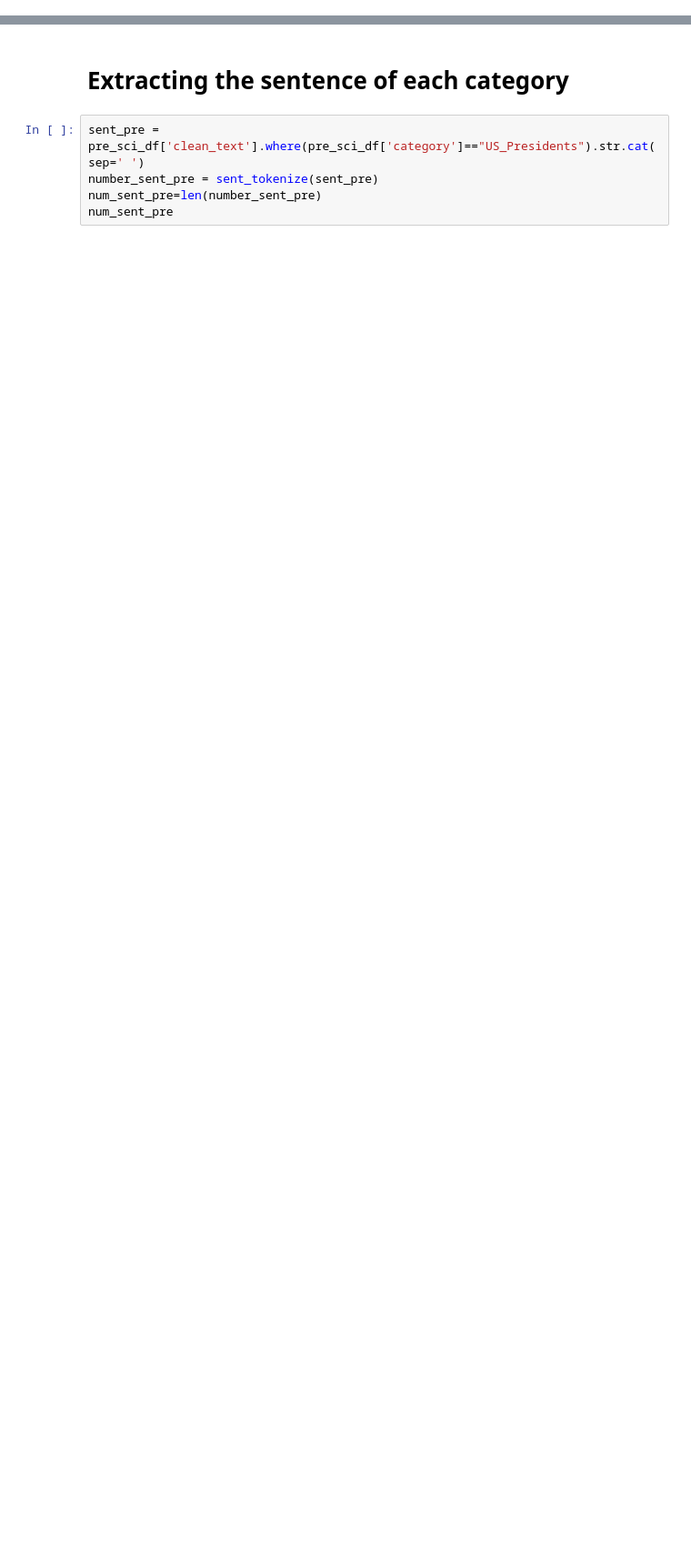
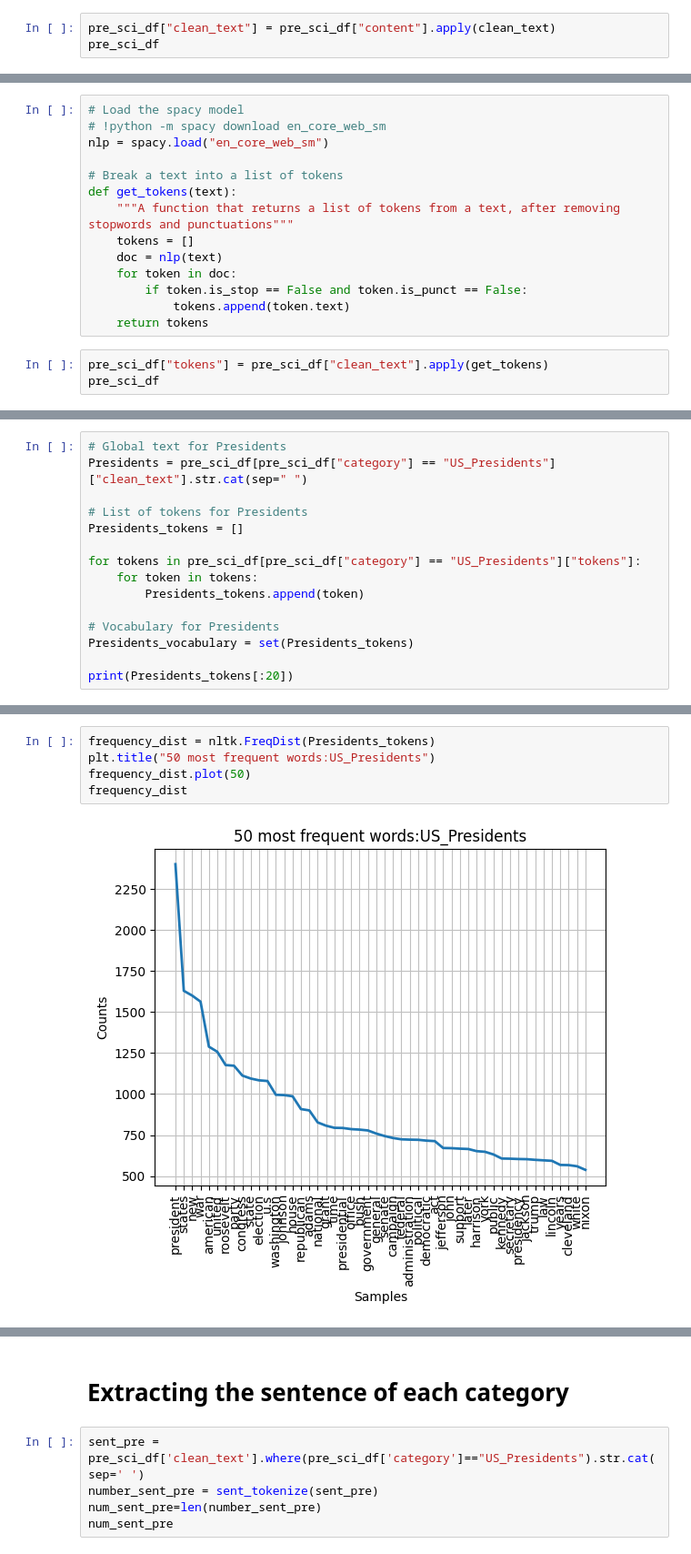
Before and after one commit to ClementineBleuze/M1-NLP-DataScience-Project, a Jupyter notebook: notebook/Data_Analysis.ipynb, the cells around one changed output, grey strips where cells are left out. Shown at 91% size. Saved outputs shown, nothing was run; the diff lists cells and outputs as text; blank space fills up the shorter version.

Commit message:
removing special characters, stopwords and punctuation from data

```diff
--- a/notebook/Data_Analysis.ipynb
+++ b/notebook/Data_Analysis.ipynb
@@ -179,0 +130,3 @@ plt.show()
+# %%
+pre_sci_df["clean_text"] = pre_sci_df["content"].apply(clean_text)
+pre_sci_df
@@ -179,0 +147,17 @@ plt.show()
+# %%
+# Load the spacy model
+# !python -m spacy download en_core_web_sm
+nlp = spacy.load("en_core_web_sm")
+
+# Break a text into a list of tokens
+def get_tokens(text):
+    """A function that returns a list of tokens from a text, after removing stopwords and punctuations"""
+    tokens = []
+    doc = nlp(text)
+    for token in doc:
+        if token.is_stop == False and token.is_punct == False:
+            tokens.append(token.text)
+    return tokens
+# %%
+pre_sci_df["tokens"] = pre_sci_df["clean_text"].apply(get_tokens)
+pre_sci_df
@@ -179,0 +182,15 @@ plt.show()
+# %%
+# Global text for Presidents
+Presidents = pre_sci_df[pre_sci_df["category"] == "US_Presidents"]["clean_text"].str.cat(sep=" ")
+
+# List of tokens for Presidents
+Presidents_tokens = []
+
+for tokens in pre_sci_df[pre_sci_df["category"] == "US_Presidents"]["tokens"]:
+    for token in tokens:
+        Presidents_tokens.append(token)
+
+# Vocabulary for Presidents
+Presidents_vocabulary = set(Presidents_tokens)
+
+print(Presidents_tokens[:20])
@@ -179,0 +199,7 @@ plt.show()
+# %%
+frequency_dist = nltk.FreqDist(Presidents_tokens)
+plt.title("50 most frequent words:US_Presidents")
+frequency_dist.plot(50)
+frequency_dist
+# %% [output]
+[figure, added]
```
Also changed, not shown: parts of 52 cells of this notebook.
